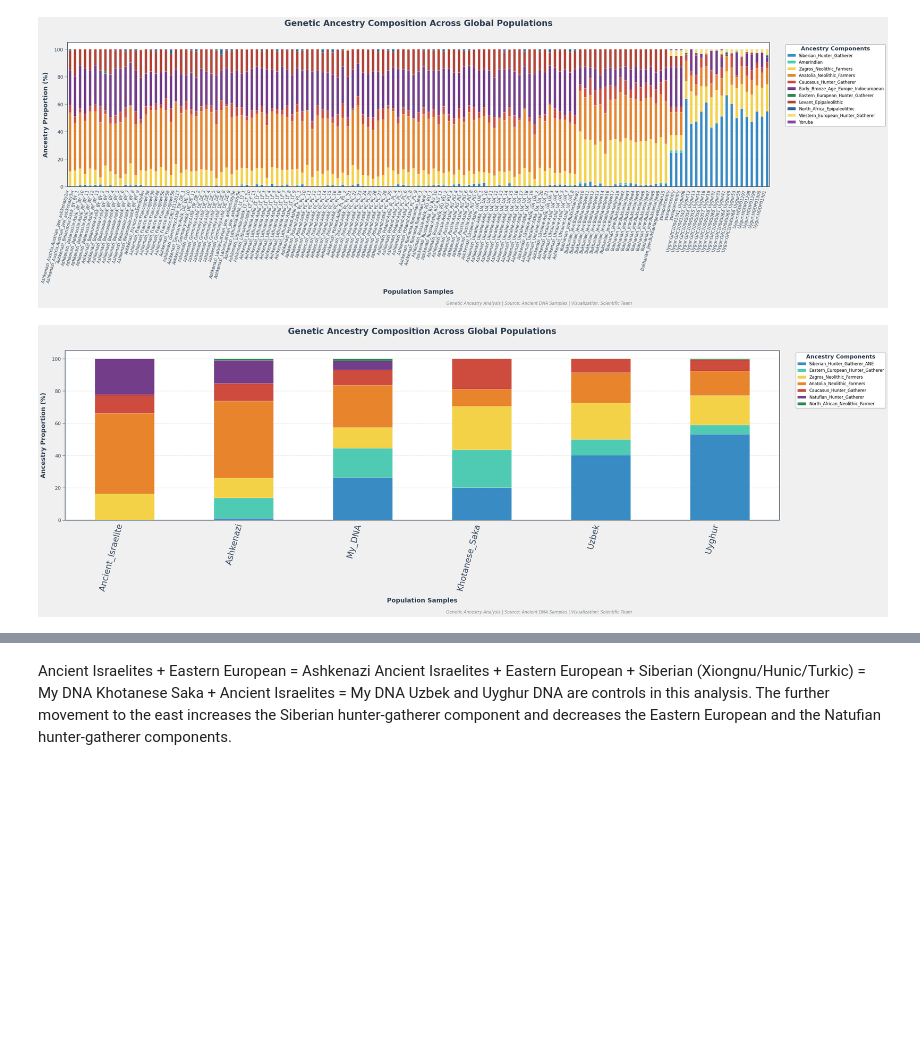
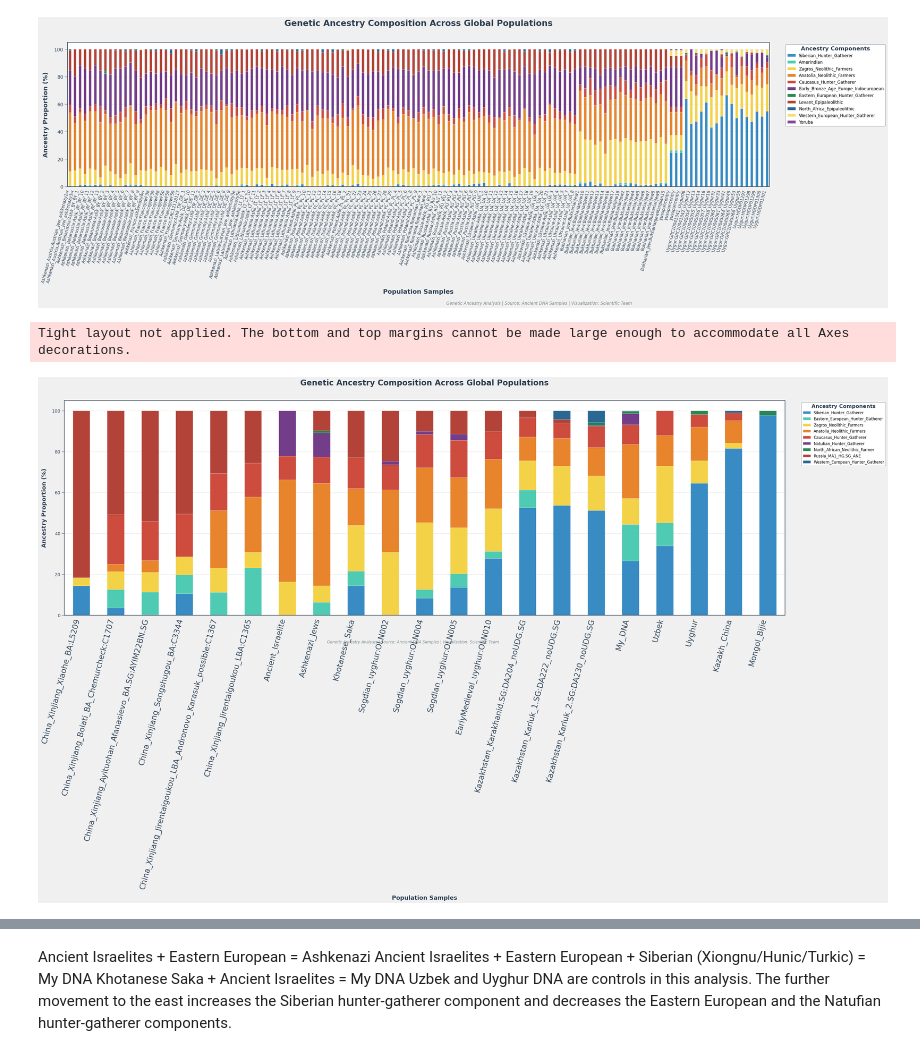
Before and after one commit to Yusuprozimemet/GPS_Ancestry_Migration_Map, a Jupyter notebook: genetic_admixture_uyghur.ipynb, the cells around one changed output, grey strips where cells are left out. Cells and saved outputs as stored; diff of their text form; code cells hidden in the pictures; blank space fills up the shorter version.

```diff
--- a/genetic_admixture_uyghur.ipynb
+++ b/genetic_admixture_uyghur.ipynb
@@ -1358,3 +1374,27 @@ Uyghur,0.07371022,15.2,0.0,18.2,7.2,5.8,53.2,0.4
+# %%
+data= """Target,Distance,Anatolia_Neolithic_Farmers,Caucasus_Hunter_Gatherer,Eastern_European_Hunter_Gatherer,Natufian_Hunter_Gatherer,North_African_Neolithic_Farmer,Russia_MA1_HG.SG_ANE,Siberian_Hunter_Gatherer,Western_European_Hunter_Gatherer,Zagros_Neolithic_Farmers
+China_Xinjiang_Xiaohe_BA:L5209,0.12720374,0.0,0.0,0.0,0.0,0.0,81.6,14.4,0.0,4.0
+China_Xinjiang_Bolati_BA_Chemurcheck:C1707,0.07230837,3.6,24.2,9.0,0.0,0.0,50.8,3.6,0.0,8.8
+China_Xinjiang_Ayituohan_Afanasievo_BA.SG:AYIM22BN.SG,0.06655480,5.8,19.2,11.0,0.0,0.0,54.0,0.4,0.0,9.6
+China_Xinjiang_Songshugou_BA:C3344,0.05884923,0.0,21.0,9.2,0.0,0.0,50.4,10.6,0.0,8.8
+China_Xinjiang_Jirentaigoukou_LBA_Andronovo_Karasuk_possible:C1367,0.04485112,28.0,18.2,11.2,0.0,0.0,30.6,0.0,0.0,12.0
+China_Xinjiang_Jirentaigoukou_LBA:C1365,0.05931444,27.0,16.6,23.2,0.0,0.0,25.6,0.0,0.0,7.6
+Ancient_Israelite,0.02534301,49.8,11.6,0.0,22.2,0.0,0.0,0.0,0.0,16.4
+Ashkenazi_Jews,0.03080119,50.2,12.8,6.4,11.8,1.0,9.8,0.0,0.0,8.0
+Khotanese_Saka,0.04710994,18.0,15.0,7.2,0.0,0.0,23.0,14.4,0.0,22.4
+Sogdian_uyghur:OLN002,0.04168082,30.6,12.2,0.0,1.8,0.0,24.6,0.0,0.0,30.8
+Sogdian_uyghur:OLN004,0.04037331,26.8,16.2,4.2,1.6,0.0,10.0,8.4,0.0,32.8
+Sogdian_uyghur:OLN005,0.02883931,24.6,18.2,6.8,3.0,0.0,11.4,13.6,0.0,22.4
+EarlyMedieval_uyghur:OLN010,0.03744636,24.0,13.6,3.4,0.0,0.0,10.2,27.8,0.0,21.0
+Kazakhstan_Karakhanid.SG:DA204_noUDG.SG,0.04224762,11.6,9.4,8.6,0.0,0.0,3.4,52.6,0.0,14.4
+Kazakhstan_Karluk_1.SG:DA222_noUDG.SG,0.04220713,13.6,7.0,0.0,0.0,0.0,2.2,53.8,4.2,19.2
+Kazakhstan_Karluk_2.SG:DA230_noUDG.SG,0.06486894,13.8,10.4,0.0,0.4,1.4,0.0,51.2,5.8,17.0
+My_DNA,0.10122405,26.4,9.6,17.8,5.4,1.2,0.0,26.6,0.2,12.8
+Uzbek,0.04902920,15.0,12.0,11.2,0.0,0.0,0.0,34.0,0.0,27.8
+Uyghur,0.09105779,16.4,6.2,0.0,0.0,1.8,0.0,64.6,0.0,11.0
+Kazakh_China,0.06537759,11.0,3.8,0.0,0.0,0.0,0.0,81.6,1.0,2.6
+Mongol_Bijie,0.27647754,0.0,0.0,0.0,0.0,2.2,0.0,97.8,0.0,0.0
+ """
 # %%
 import pandas as pd
 import matplotlib.pyplot as plt
@@ -1367,9 +1407,9 @@ df = pd.read_csv(StringIO(data))
 
 # Define the columns for ancestry components
 ancestry_components = [
-    'Siberian_Hunter_Gatherer_ANE', 'Eastern_European_Hunter_Gatherer', 'Zagros_Neolithic_Farmers',
+    'Siberian_Hunter_Gatherer', 'Eastern_European_Hunter_Gatherer', 'Zagros_Neolithic_Farmers',
     'Anatolia_Neolithic_Farmers', 'Caucasus_Hunter_Gatherer', 'Natufian_Hunter_Gatherer',
-    'North_African_Neolithic_Farmer'
+    'North_African_Neolithic_Farmer','Russia_MA1_HG.SG_ANE','Western_European_Hunter_Gatherer'
 ]
 
 # Define a sophisticated color palette
@@ -1429,34 +1469,35 @@ legend = ax.legend(
 )
 legend.get_title().set_color('#2C3E50')
 legend.get_title().set_fontweight('bold')
 
 # Plot border styling
 for spine in ax.spines.values():
     spine.set_visible(True)
     spine.set_color('#2C3E50')
     spine.set_linewidth(1.5)
 
 # Footer text
 fig.text(0.5, 0.01,
          'Genetic Ancestry Analysis | Source: Ancient DNA Samples | Visualization: Scientific Team',
          ha='center',
          fontsize=12,
          color='#7F8C8D',
          style='italic')
 
 # Layout adjustments
 plt.tight_layout(rect=[0, 0.03, 0.85, 0.97])
 
 # Add shadow effects to bars
 for patch in ax.patches:
     patch.set_zorder(2)
     patch.set_path_effects([
         path_effects.withStroke(linewidth=1, foreground="black", alpha=0.1)
     ])
 
 plt.show()
 # %% [output]
+Tight layout not applied. The bottom and top margins cannot be made large enough to accommodate all Axes decorations.
-[figure, old version]
+[figure, new version]
 # %%
 import plotly.graph_objs as go
 from plotly.subplots import make_subplots
```
Also changed, not shown: parts of 2 cells of this notebook.
